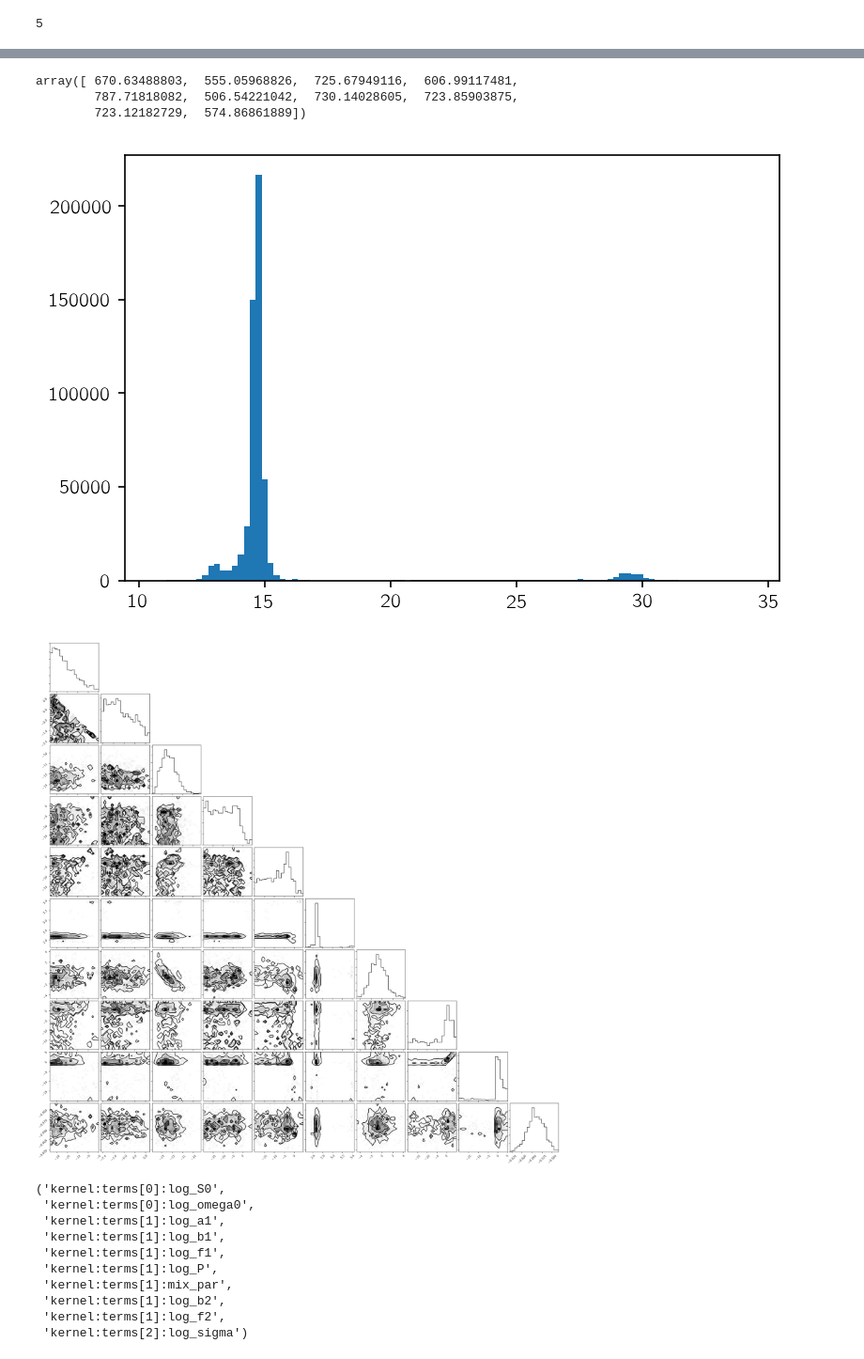
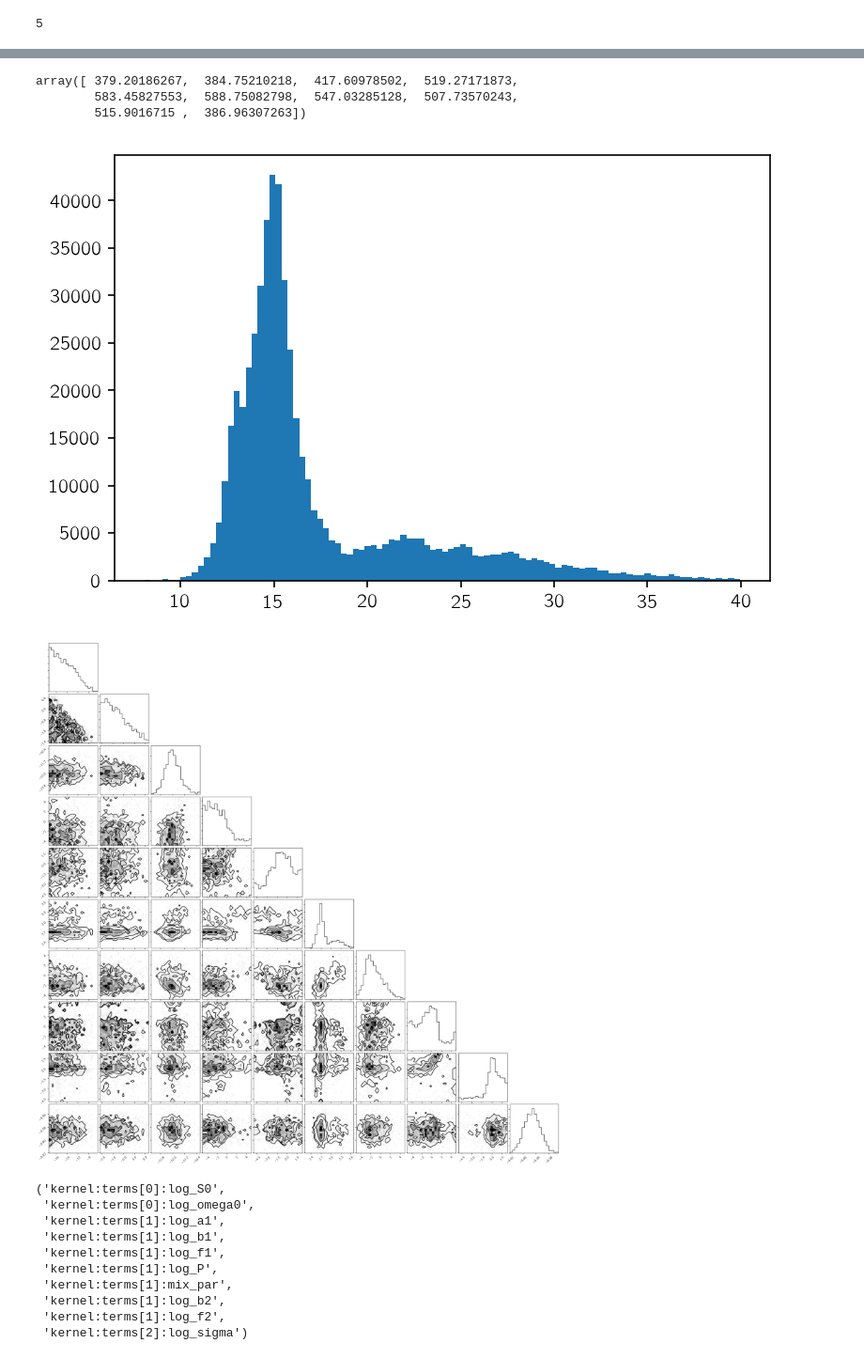
Before and after one commit to dfm/rotate, a Jupyter notebook: models.ipynb, the cells around one changed output, grey strips where cells are left out. Shown at 94% size. Cells and saved outputs as stored; diff of their text form; code cells hidden in the pictures.

```diff
--- a/models.ipynb
+++ b/models.ipynb
@@ -146,7 +144,7 @@ class RotationModel(modeling.ModelSet):
             log_Q=-np.log(4.0),
             log_omega0=np.log(2*np.pi/10.),
             bounds=dict(
-                log_S0=(-20, 5),
+                log_S0=(-20.0, 10.0),
                 log_omega0=(np.log(2*np.pi/80.0), np.log(2*np.pi/2.0)),
             ),
         )
@@ -156,19 +154,19 @@ class RotationModel(modeling.ModelSet):
         kernel += MixtureTerm(
             log_a1=log_var,
             log_b1=-0.1,
-            log_f1=-5.0,
+            log_f1=1.0,
             log_P=np.log(self.ls_period),
             mix_par=-1.0,
             log_b2=-0.1,
-            log_f2=-5.0,
+            log_f2=1.0,
             bounds=dict(
                 log_a1=(-20.0, 10.0),
-                log_b1=(-20.0, 5.0),
-                log_f1=(-20.0, 5.0),
+                log_b1=(-5.0, 5.0),
+                log_f1=(-5.0, np.log(10.0)),
                 log_P=(np.log(min_period), np.log(max_period)),
                 mix_par=(-5.0, 5.0),
-                log_b2=(-20.0, 5.0),
-                log_f2=(-20.0, 5.0),
+                log_b2=(-5.0, 5.0),
+                log_f2=(-5.0, np.log(10.0)),
             ),
         )
 
@@ -256,7 +254,10 @@ class RotationModel(modeling.ModelSet):
 
     def nll(self, params):
         self.set_parameter_vector(params)
-        return -self.log_likelihood()
+        lp = self.log_prior()
+        if not np.isfinite(lp):
+            return np.inf
+        return -(self.log_likelihood() + lp)
 
     @property
     def period(self):
@@ -375,7 +383,10 @@ import emcee
 #     (emcee.moves.StretchMove(), 0.8),
 #     (emcee.moves.MHMove(custom_move), 0.2),
 # ]
-moves = emcee.moves.StretchMove()
+moves = [
+    emcee.moves.StretchMove(randomize_split=True),
+    emcee.moves.DEMove(1.0, randomize_split=True),
+]
 
 def log_prob(params):
     model.gp.set_parameter_vector(params)
@@ -405,20 +416,20 @@ plt.plot(periods, alpha=0.3);
 # %%
 sampler.get_autocorr_time(discard=500, quiet=True)
 # %% [output]
-array([ 670.63488803,  555.05968826,  725.67949116,  606.99117481,
-        787.71818082,  506.54221042,  730.14028605,  723.85903875,
-        723.12182729,  574.86861889])
+array([ 379.20186267,  384.75210218,  417.60978502,  519.27171873,
+        583.45827553,  588.75082798,  547.03285128,  507.73570243,
+        515.9016715 ,  386.96307263])
 # %%
 plt.hist(sampler.get_blobs(discard=1500, flat=True)[:, 1], 100);
 # %% [output]
-[figure, old version]
+[figure, new version]
 # %%
 import corner
 
-samples = sampler.get_chain(flat=True, discard=1500, thin=501)
+samples = sampler.get_chain(flat=True, thin=501)
 corner.corner(samples);
 # %% [output]
-[figure, old version]
+[figure, new version]
 # %%
 model.gp.get_parameter_names()
 # %% [output]
```
Also changed, not shown: parts of 12 cells of this notebook, 9 other files.
